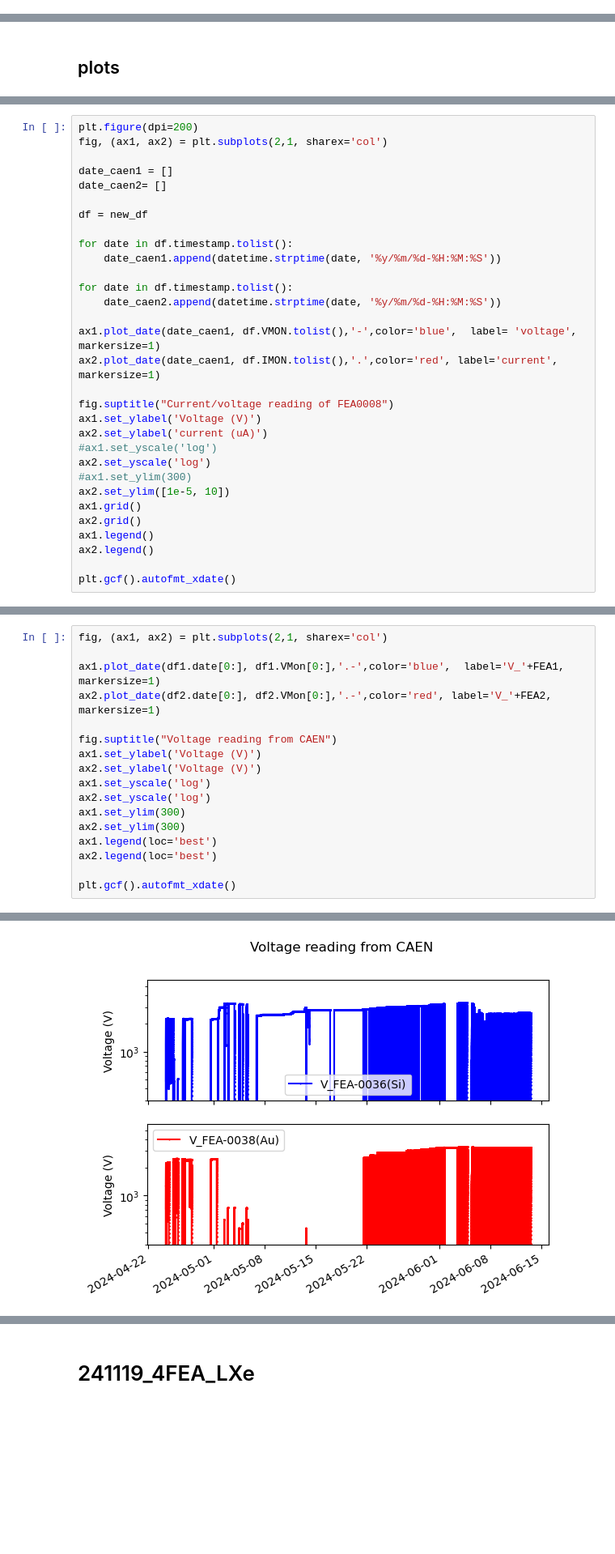
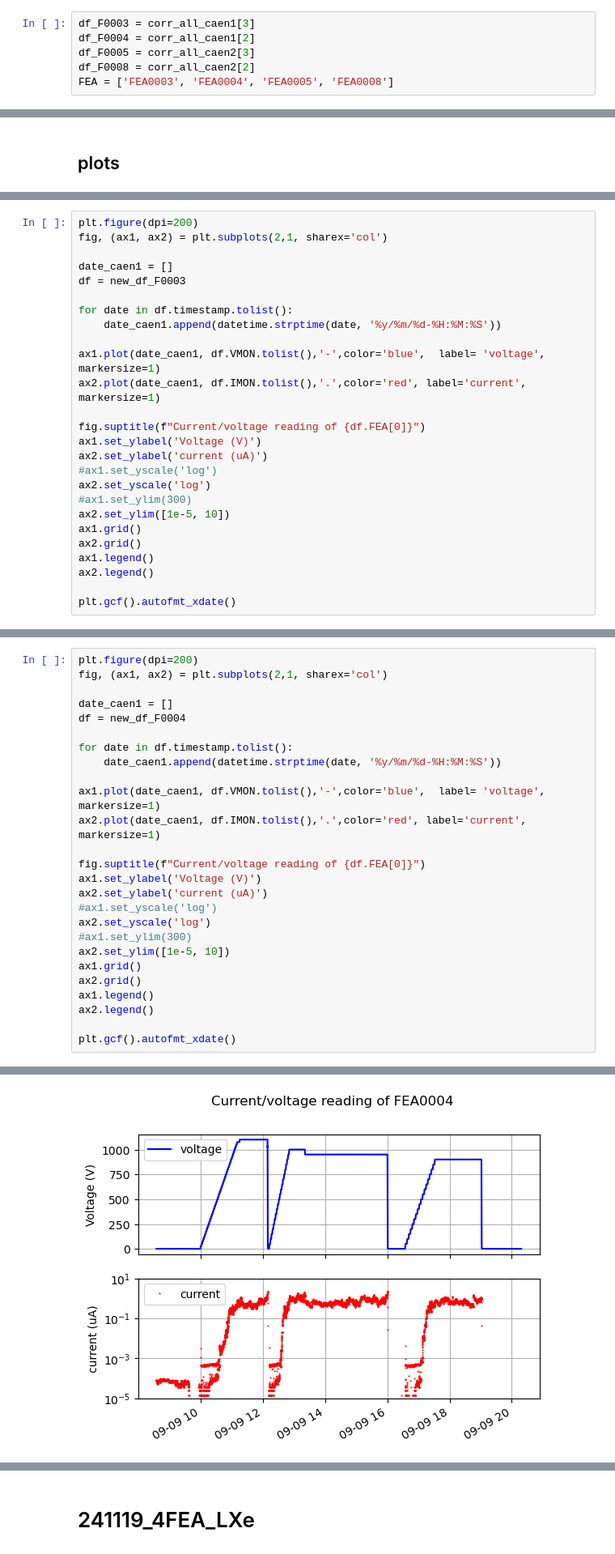
Before and after one commit to Kyatn/FEA-analysis, a Jupyter notebook: caen_plotting_csv.ipynb, the cells around one changed output, grey strips where cells are left out. Shown at 81% size. Cells and saved outputs as stored; diff of their text form; blank space fills up the shorter version.

```diff
--- a/caen_plotting_csv.ipynb
+++ b/caen_plotting_csv.ipynb
@@ -135,0 +109,6 @@ Index(['timestamp', 'IMON', 'VMON', 'caen', 'ch'], dtype='object')
+# %%
+df_F0003 = corr_all_caen1[3]
+df_F0004 = corr_all_caen1[2]
+df_F0005 = corr_all_caen2[3]
+df_F0008 = corr_all_caen2[2]
+FEA = ['FEA0003', 'FEA0004', 'FEA0005', 'FEA0008']
@@ -142,20 +529,15 @@ plt.figure(dpi=200)
 fig, (ax1, ax2) = plt.subplots(2,1, sharex='col')
 
 date_caen1 = []
-date_caen2= []
-
-df = new_df
+df = new_df_F0003
 
 for date in df.timestamp.tolist():
     date_caen1.append(datetime.strptime(date, '%y/%m/%d-%H:%M:%S'))
 
-for date in df.timestamp.tolist():
-    date_caen2.append(datetime.strptime(date, '%y/%m/%d-%H:%M:%S'))
+ax1.plot(date_caen1, df.VMON.tolist(),'-',color='blue',  label= 'voltage', markersize=1)
+ax2.plot(date_caen1, df.IMON.tolist(),'.',color='red', label='current', markersize=1)
 
-ax1.plot_date(date_caen1, df.VMON.tolist(),'-',color='blue',  label= 'voltage', markersize=1)
-ax2.plot_date(date_caen1, df.IMON.tolist(),'.',color='red', label='current', markersize=1)
-
-fig.suptitle("Current/voltage reading of FEA0008")
+fig.suptitle(f"Current/voltage reading of {df.FEA[0]}")
 ax1.set_ylabel('Voltage (V)')
 ax2.set_ylabel('current (uA)')
 #ax1.set_yscale('log')
@@ -289,18 +556,27 @@ The number of empty line in /home/caio/data/kamioka-data/FEA_test_0036-0038_2404
 # %%
+plt.figure(dpi=200)
 fig, (ax1, ax2) = plt.subplots(2,1, sharex='col')
 
-ax1.plot_date(df1.date[0:], df1.VMon[0:],'.-',color='blue',  label='V_'+FEA1, markersize=1)
-ax2.plot_date(df2.date[0:], df2.VMon[0:],'.-',color='red', label='V_'+FEA2, markersize=1)
+date_caen1 = []
+df = new_df_F0004
 
-fig.suptitle("Voltage reading from CAEN")
+for date in df.timestamp.tolist():
+    date_caen1.append(datetime.strptime(date, '%y/%m/%d-%H:%M:%S'))
+
+ax1.plot(date_caen1, df.VMON.tolist(),'-',color='blue',  label= 'voltage', markersize=1)
+ax2.plot(date_caen1, df.IMON.tolist(),'.',color='red', label='current', markersize=1)
+
+fig.suptitle(f"Current/voltage reading of {df.FEA[0]}")
 ax1.set_ylabel('Voltage (V)')
-ax2.set_ylabel('Voltage (V)')
-ax1.set_yscale('log')
+ax2.set_ylabel('current (uA)')
+#ax1.set_yscale('log')
 ax2.set_yscale('log')
-ax1.set_ylim(300)
-ax2.set_ylim(300)
-ax1.legend(loc='best')
-ax2.legend(loc='best')
+#ax1.set_ylim(300)
+ax2.set_ylim([1e-5, 10])
+ax1.grid()
+ax2.grid()
+ax1.legend()
+ax2.legend()
 
 plt.gcf().autofmt_xdate()
 # %% [output]
@@ -307 +584 @@ plt.gcf().autofmt_xdate()
-[figure, old version]
+[figure, new version]
```
Also changed, not shown: parts of 105 cells of this notebook, 1 other file.
